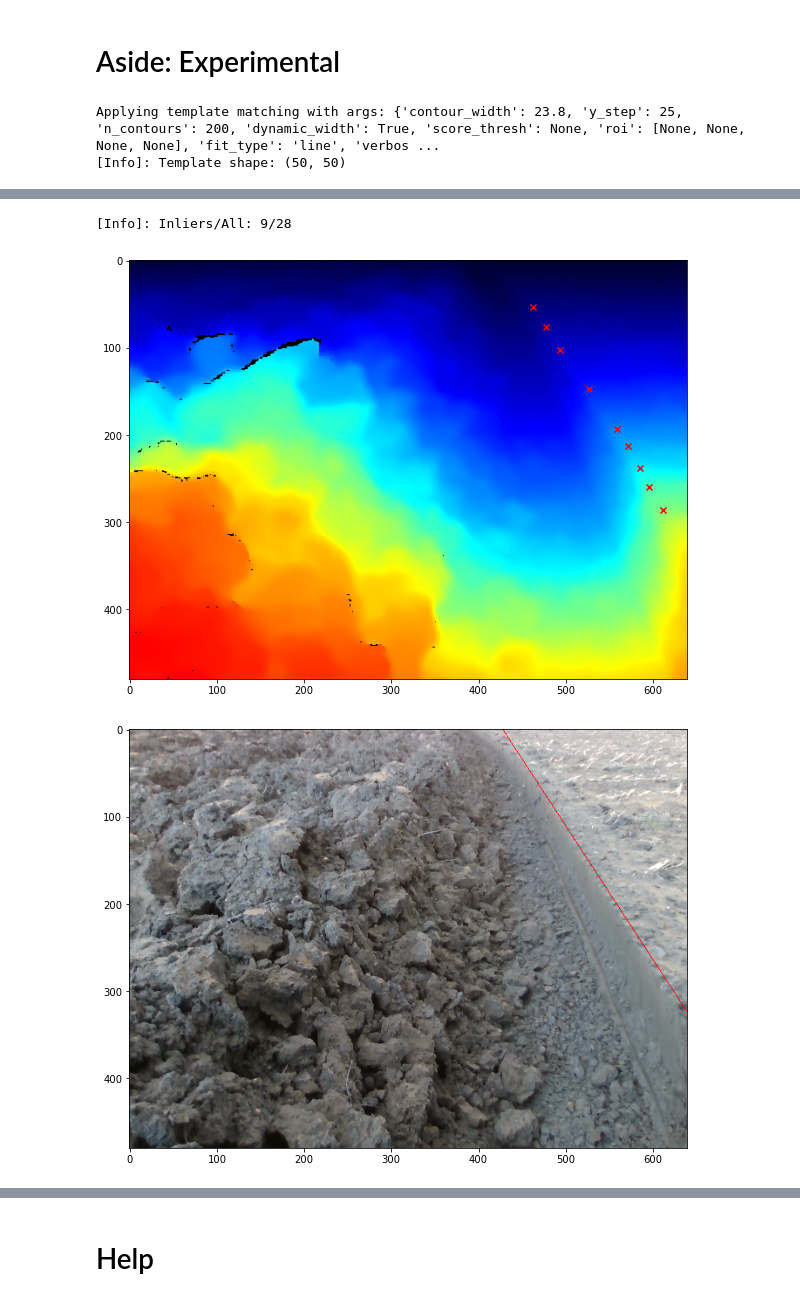
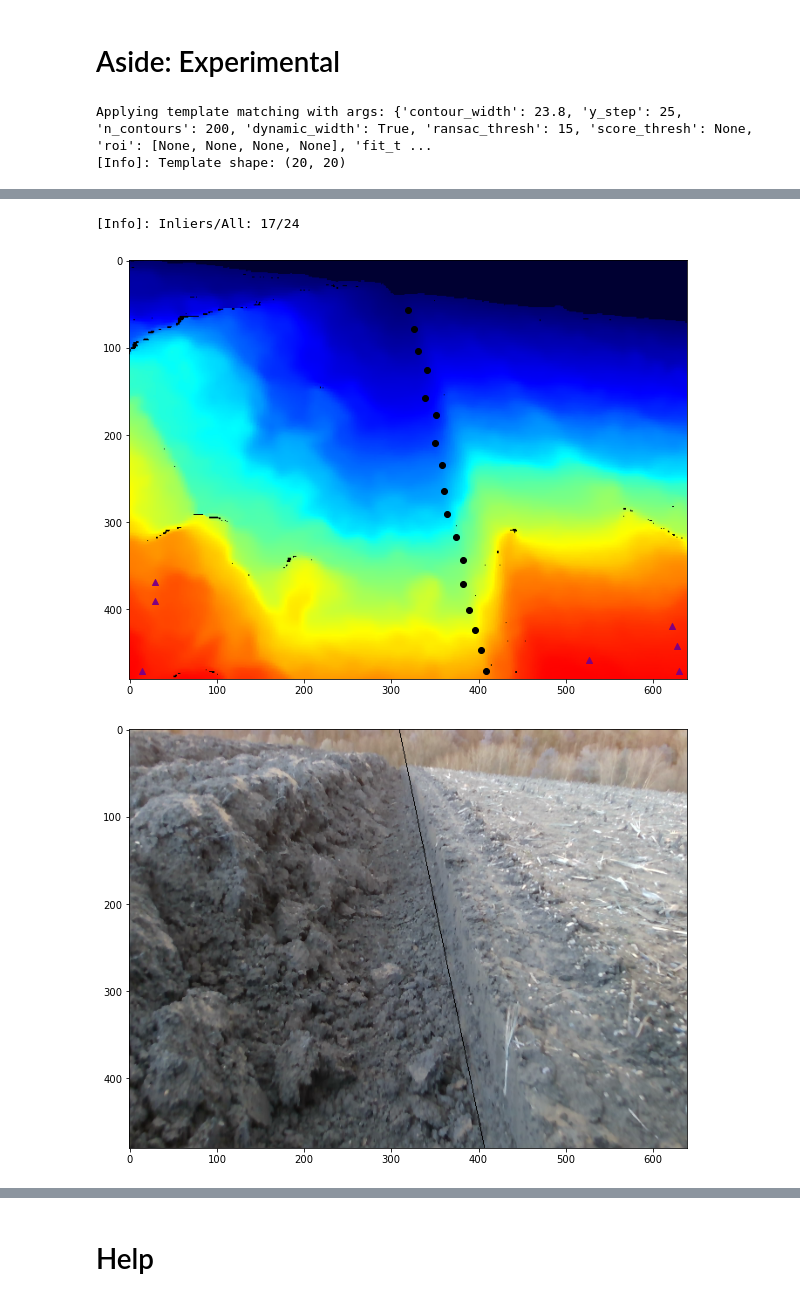
Before and after one commit to free-bit/furrow-edge-detector, a Jupyter notebook: Image Processing & Feature Detection.ipynb, the cells around one changed output, grey strips where cells are left out. Cells and saved outputs as stored; diff of their text form; code cells hidden in the pictures.

```diff
--- a/Image Processing & Feature Detection.ipynb
+++ b/Image Processing & Feature Detection.ipynb
@@ -449,23 +426,40 @@ merged = horizontal | vertical
 show_image(merged, cmap="gray")
 # %% [markdown]
 # Aside: Experimental
+# %%
+tmp1 = create_template(size=20, position=1)
+# ...
+templates = [tmp1]
 # %%
-template = np.load("template.npy")
-line_pixels, corners = apply_template_matching(depth_arr.astype(np.float32),
-                                               template,
-                                               y_step=25,
-                                               n_contours=200,
-                                               fit_type="line",
-                                               verbose=1)
+# Fit a line to inlier detections
+pixel_coords = []
+points = []
+
+for template in templates:
+    pixels, corners, outliers = apply_template_matching(depth_arr.astype(np.float32),
+                                                        template,
+                                                        y_step=25,
+                                                        n_contours=200,
+                                                        fit_type="line",
+                                                        verbose=1)
+    pixel_coords.append(pixels)
+    points.append((corners, outliers))
+
 
 plt.figure(figsize=(10,10))
 plt.imshow(depth_img)
-plt.scatter(corners[:,1], corners[:,0], color="red", marker="x")
+for corners, outliers in points:
+    plt.scatter(corners[:,1], corners[:,0], color="black", marker="o")
+    plt.scatter(outliers[:,1], outliers[:,0], color="purple", marker="^")
 plt.show()
 
-line_mask = convert_coord2mask(depth_arr.shape, line_pixels)
-show_overlay(rgb_img, line_mask)
-show_overlay(depth_img, line_mask);
+mask = np.zeros(depth_arr.shape, dtype=np.bool)
+for p in pixel_coords:
+    tmp = convert_coord2mask(depth_arr.shape, p)
+    mask = mask | tmp
+
+show_overlay(rgb_img, mask)
+show_overlay(depth_img, mask)
 # %% [output]
-Applying template matching with args: {'contour_width': 23.8, 'y_step': 25, 'n_contours': 200, 'dynamic_width': True, 'score_thresh': None, 'roi': [None, None, None, None], 'fit_type': 'line', 'verbos ...
-[Info]: Template shape: (50, 50)
+Applying template matching with args: {'contour_width': 23.8, 'y_step': 25, 'n_contours': 200, 'dynamic_width': True, 'ransac_thresh': 15, 'score_thresh': None, 'roi': [None, None, None, None], 'fit_t ...
+[Info]: Template shape: (20, 20)
@@ -476,3 +470,3 @@ Applying template matching with args: {'contour_width': 23.8, 'y_step': 25, 'n_c
-[Info]: Inliers/All: 9/28
+[Info]: Inliers/All: 17/24
-[figure, old version]
+[figure, new version]
-[figure, old version]
+[figure, new version]
```
Also changed, not shown: parts of 19 cells of this notebook, 5 other files.
